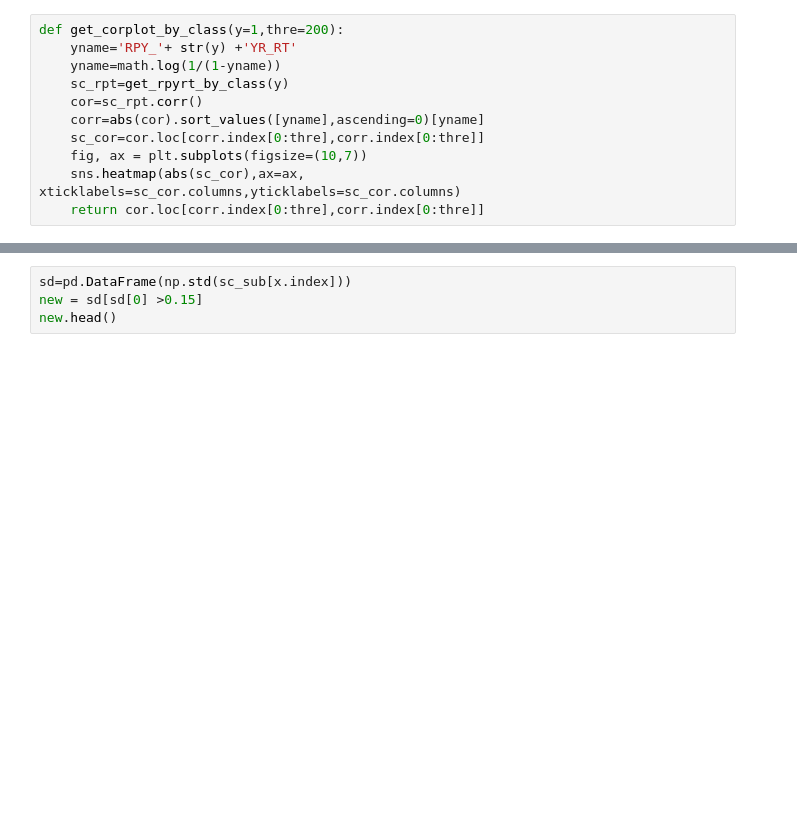
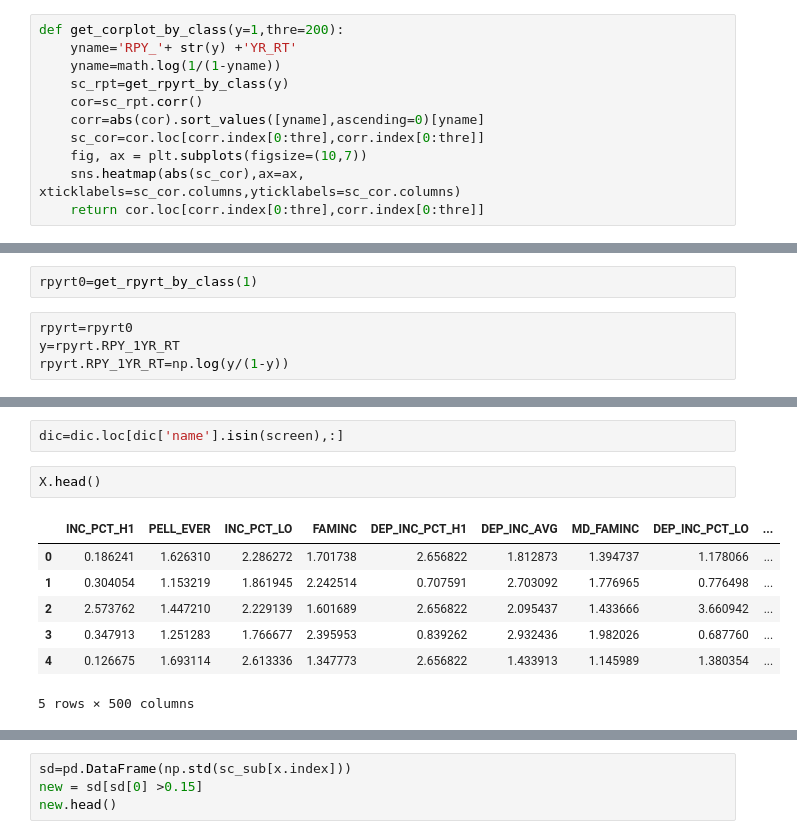
Before and after one commit to UNCG-CSE/Uni-X, a Jupyter notebook: codes/fit a linear model.ipynb, the cells around one changed output, grey strips where cells are left out. Saved outputs shown, nothing was run; the diff lists cells and outputs as text; blank space fills up the shorter version.

```diff
--- a/codes/fit a linear model.ipynb
+++ b/codes/fit a linear model.ipynb
@@ -158,0 +129,6 @@ sc_sub.head()
+# %%
+rpyrt0=get_rpyrt_by_class(1)
+# %%
+rpyrt=rpyrt0
+y=rpyrt.RPY_1YR_RT
+rpyrt.RPY_1YR_RT=np.log(y/(1-y))
@@ -158,0 +145,12 @@ sc_sub.head()
+# %%
+dic=dic.loc[dic['name'].isin(screen),:]
+# %%
+X.head()
+# %% [output]
+|  | INC_PCT_H1 | PELL_EVER | INC_PCT_LO | FAMINC | DEP_INC_PCT_H1 | DEP_INC_AVG | MD_FAMINC | DEP_INC_PCT_LO | ... |
+| 0 | 0.186241 | 1.626310 | 2.286272 | 1.701738 | 2.656822 | 1.812873 | 1.394737 | 1.178066 | ... |
+| 1 | 0.304054 | 1.153219 | 1.861945 | 2.242514 | 0.707591 | 2.703092 | 1.776965 | 0.776498 | ... |
+| 2 | 2.573762 | 1.447210 | 2.229139 | 1.601689 | 2.656822 | 2.095437 | 1.433666 | 3.660942 | ... |
+| 3 | 0.347913 | 1.251283 | 1.766677 | 2.395953 | 0.839262 | 2.932436 | 1.982026 | 0.687760 | ... |
+| 4 | 0.126675 | 1.693114 | 2.613336 | 1.347773 | 2.656822 | 1.433913 | 1.145989 | 1.380354 | ... |
+5 rows × 500 columns
```
Also changed, not shown: parts of 21 cells of this notebook, 3 other files.
